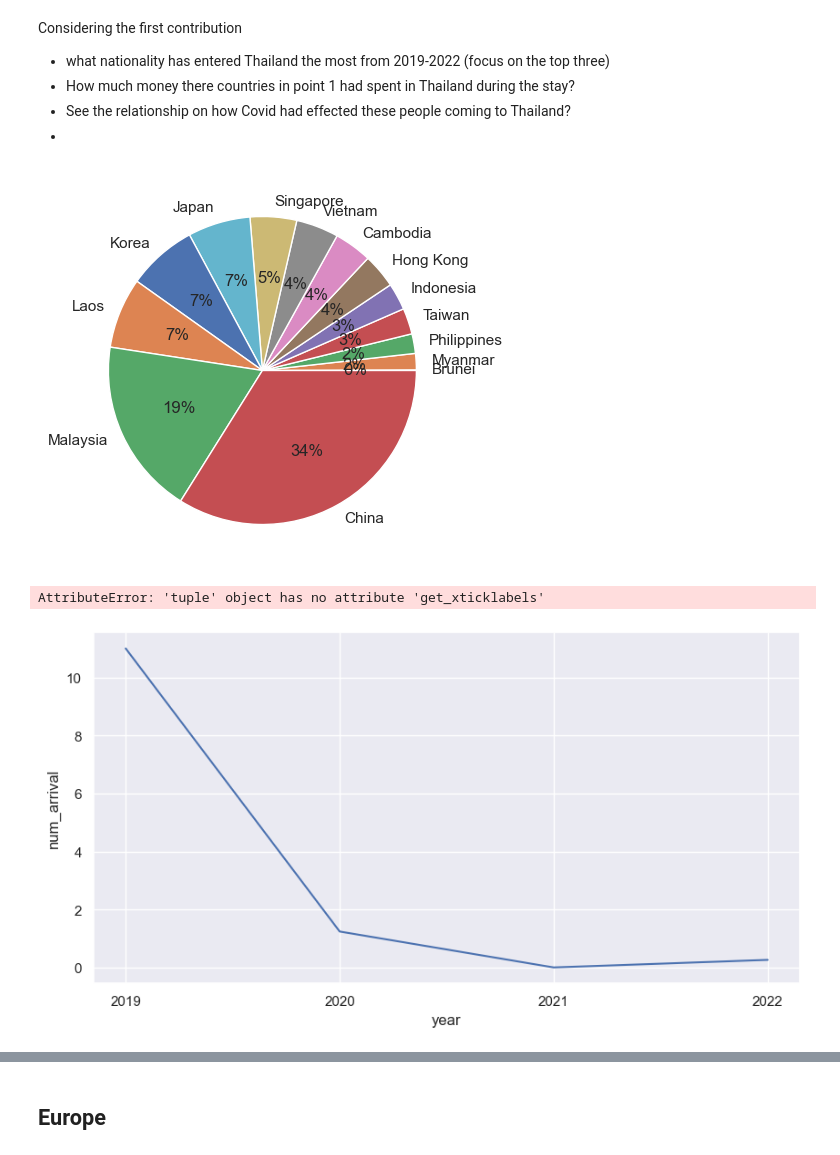
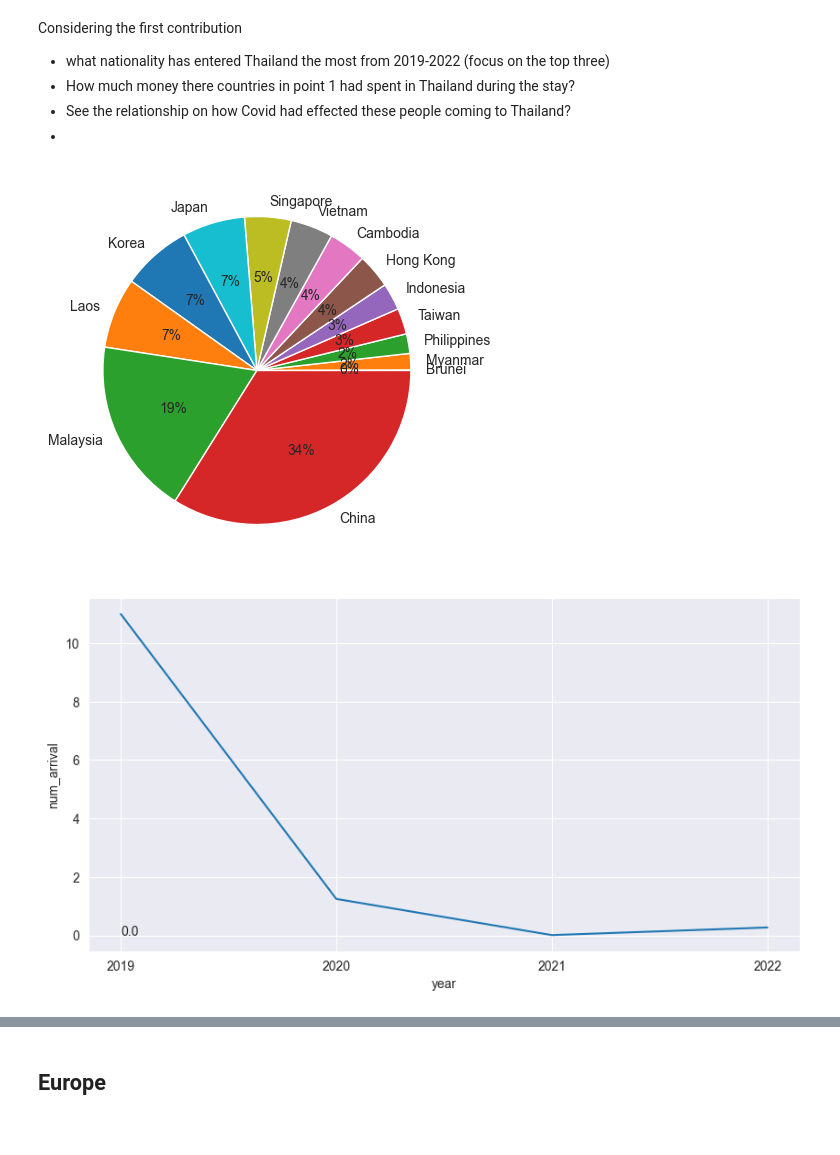
Before and after one commit to eatrabyo/dads-5001-mini-project, a Jupyter notebook: analyze_th_kook.ipynb, the cells around one changed output, grey strips where cells are left out. Drawn from its saved outputs; the diff is of its cells as text; code cells hidden in the pictures.

```diff
--- a/analyze_th_kook.ipynb
+++ b/analyze_th_kook.ipynb
@@ -112,5 +112,5 @@ country_th_arrival_melt['num_arrival'] = country_th_arrival_melt['num_arrival']/
 # %%
 country_th_arrival_melt.sort_values(by=['Nationality','year'],inplace=True)
 region_th_arrival_melt.sort_values(by=['Nationality','year'],inplace=True)
-country_th_arrival_melt['pct_change'] = country_th_arrival_melt.groupby('Nationality')['num_arrival'].pct_change()
-region_th_arrival_melt['pct_change'] = region_th_arrival_melt.groupby('Nationality')['num_arrival'].pct_change()
+country_th_arrival_melt['base_pct_change'] = country_th_arrival_melt.groupby('Nationality')['num_arrival'].apply(lambda x: x.div(x.iloc[0]).subtract(1).mul(100))
+region_th_arrival_melt['base_pct_change'] = region_th_arrival_melt.groupby('Nationality')['num_arrival'].apply(lambda x: x.div(x.iloc[0]).subtract(1).mul(100))
@@ -165,17 +182,18 @@ east_asian
 fig, ax = plt.subplots(1, 1, figsize=(5, 5))
 ax = plt.pie(east_asian['num_arrival'], labels=east_asian['Nationality'], autopct='%.0f%%')
 # %% [output]
-[figure, old version]
+[figure, new version]
 # %%
 China_num = country_th_arrival_melt[country_th_arrival_melt['Nationality'] == 'China'].reset_index()
 China_num
 
 
 fig, (axes1) = plt.subplots(1, 1, figsize=(10, 5))
 sns.lineplot(data=China_num, x='year', y='num_arrival')
 
-axes1.set_xticklabels(ax.get_xticklabels(), rotation=45)
+for x, y in zip(China_num['year'],China_num['base_pct_change']):
+    axes1.annotate(round(y,2), xy=(x, y), textcoords='data')
+##axes1.set_xticklabels(ax.get_xticklabels(), rotation=45)
 # %% [output]
-AttributeError: 'tuple' object has no attribute 'get_xticklabels'
-[figure, old version]
+[figure, new version]
 # %%
```
Also changed, not shown: parts of 3 cells of this notebook.
